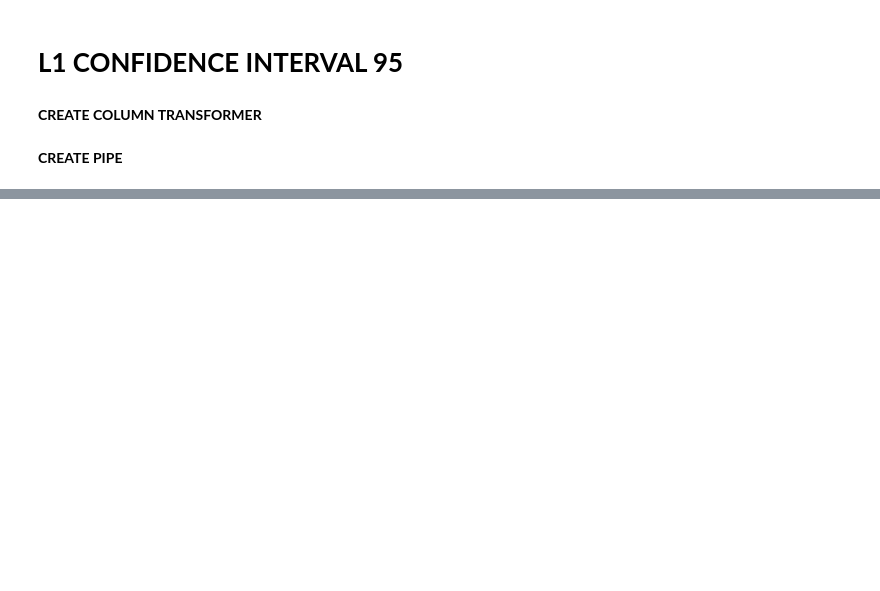
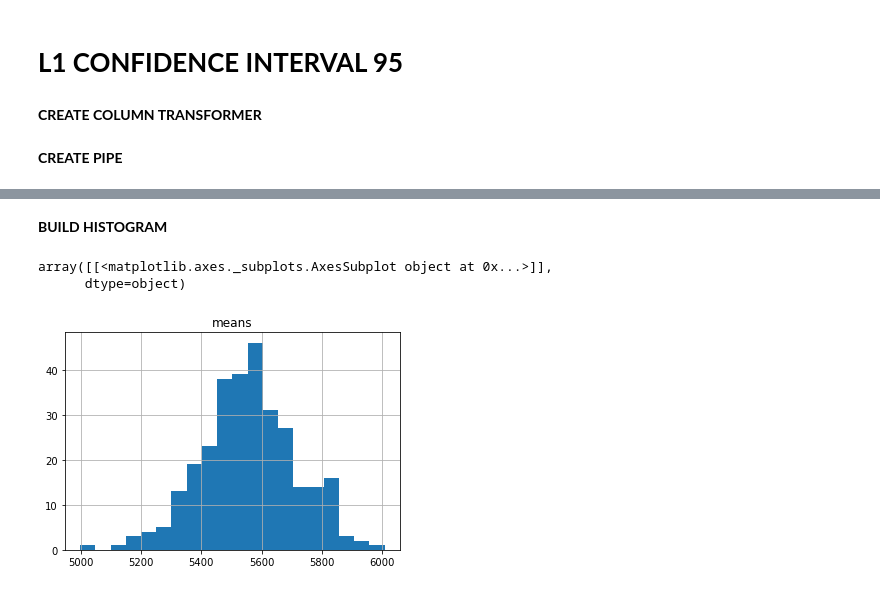
Before and after one commit to IvanZhar/data_lern, a Jupyter notebook: L1_VS_L2_statistics.ipynb, the cells around one changed output, grey strips where cells are left out. Drawn from its saved outputs; the diff is of its cells as text; code cells hidden in the pictures; blank space fills up the shorter version.

```diff
--- a/L1_VS_L2_statistics.ipynb
+++ b/L1_VS_L2_statistics.ipynb
@@ -70,0 +151,4 @@ btstrap
+# %%
+bintree_trans = ColumnTransformer([
+    ('encode', OneHotEncoder(handle_unknown='ignore', drop='first'), ['sex', 'smoker', 'region']),]
+)
@@ -70,0 +157,5 @@ btstrap
+# %%
+pipe_bintree = Pipeline([
+    ('bintree_trans', bintree_trans),
+    ('bintree', DecisionTreeRegressor(max_depth=5, min_samples_leaf=17))
+])
@@ -70,0 +164,12 @@ btstrap
+# %%
+bintree_res = btstrap_cv_score(data_train, pipe_bintree)
+# %%
+bintree_df = pd.DataFrame(data=bintree_res, columns=['means'])
+# %% [markdown]
+**BUILD HISTOGRAM**
+# %%
+bintree_df.hist(bins=20)
+# %% [output]
+array([[<matplotlib.axes._subplots.AxesSubplot object at 0x...>]],
+      dtype=object)
+[figure, added]
```
Also changed, not shown: parts of 32 cells of this notebook, 5 other files.
